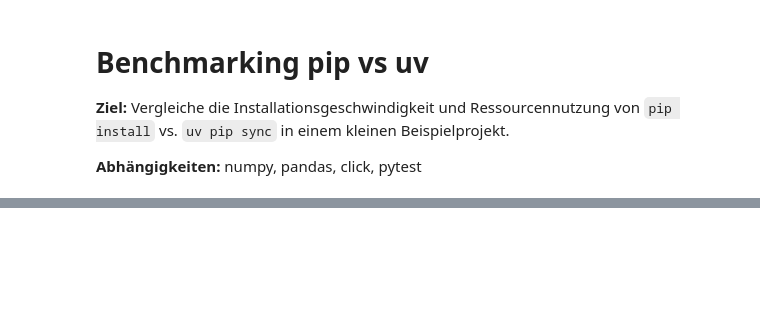
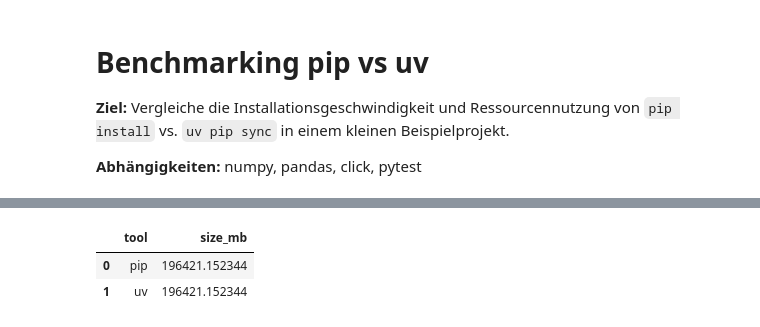
Before and after one commit to inspiringsource/benchmark-pip-und-uv, a Jupyter notebook: benchmark_pip_vs_uv.ipynb, the cells around one changed output, grey strips where cells are left out. Drawn from its saved outputs; the diff is of its cells as text; code cells hidden in the pictures; blank space fills up the shorter version.

```diff
--- a/benchmark_pip_vs_uv.ipynb
+++ b/benchmark_pip_vs_uv.ipynb
@@ -264,0 +44,30 @@ pytz: No module named 'pytz'
+# %%
+results = []
+iters = 3  # Anzahl Wiederholungen für jede Messung
+for mode in ['cold', 'warm']:
+    for tool in ['pip', 'uv']:
+        times = []
+        for _ in range(iters):
+            pip_exe = install_venv(tool)
+            # Je nachdem, ob cold oder warm
+            if mode == 'warm':
+                # Einmal vorinstallieren (warmes Szenario)
+                subprocess.run([str(pip_exe), 'install', '-r', 'requirements.txt'], check=True)
+            # Jetzt messen
+            if tool == 'pip':
+                cmd = [str(pip_exe), 'install', '-r', 'requirements.txt']
+            else:
+                uv_exe = pip_exe.parent / ('uv.exe' if os.name=='nt' else 'uv')
+                cmd = [str(uv_exe), 'pip', 'sync', 'requirements.txt']
+            t = time_cmd(cmd)
+            times.append(t)
+        # Ergebnisse aggregieren
+        results.append({
+            'tool': tool,
+            'mode': mode,
+            'mean_time_s': sum(times)/len(times),
+            'std_time_s': (sum((x-(sum(times)/len(times)))**2 for x in times)/len(times))**0.5
+        })
+
+df = pd.DataFrame(results)
+df
@@ -264,0 +160,14 @@ pytz: No module named 'pytz'
+# %%
+sizes = []
+for tool in ['pip','uv']:
+    venv = venv_path(tool)
+    if venv.exists():
+        usage = shutil.disk_usage(venv)
+        sizes.append({'tool': tool, 'size_mb': usage.used/1024**2})
+
+df_sizes = pd.DataFrame(sizes)
+df_sizes
+# %% [output]
+|  | tool | size_mb |
+| 0 | pip | 196421.152344 |
+| 1 | uv | 196421.152344 |
```
Also changed, not shown: parts of 16 cells of this notebook.
